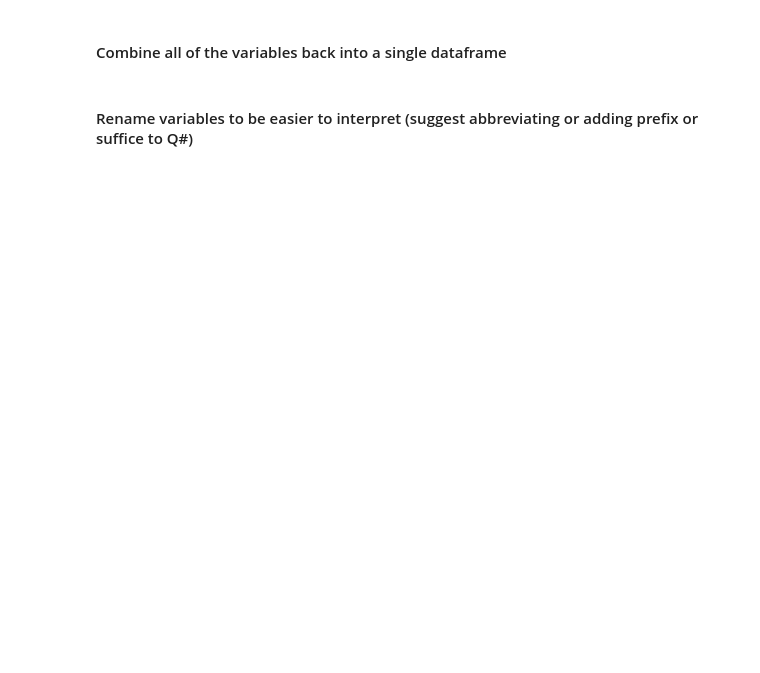
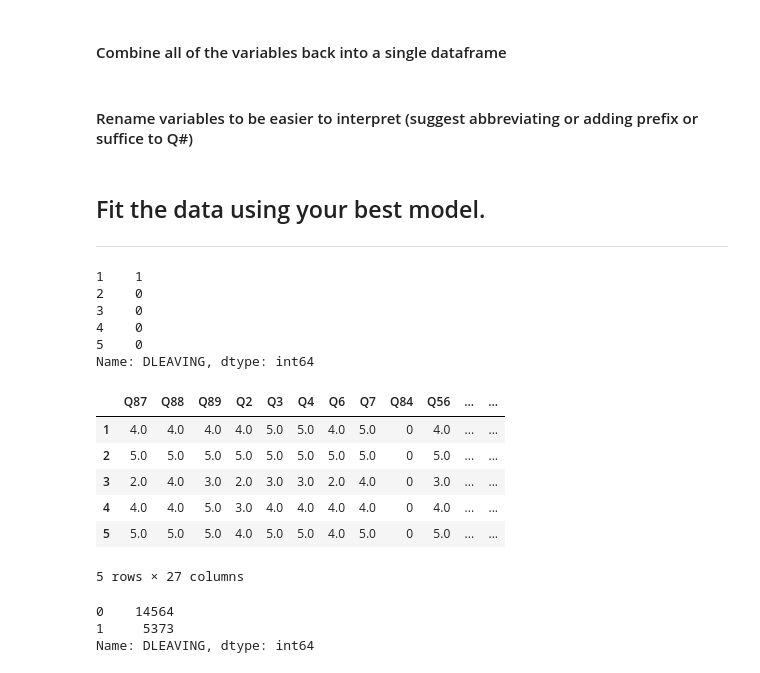
Before and after one commit to CJunger/agency-turnover, a Jupyter notebook: agency_analysis.ipynb, the cells around one changed output. Saved outputs shown, nothing was run; the diff lists cells and outputs as text; code cells hidden in the pictures; blank space fills up the shorter version.

```diff
--- a/agency_analysis.ipynb
+++ b/agency_analysis.ipynb
@@ -981,0 +1007,3 @@ df_commerce_relevant_answered
+# %% [markdown]
+## Fit the data using your best model.
+---
@@ -981,0 +1017,28 @@ df_commerce_relevant_answered
+# %%
+# Review the y variable Series
+y[:5]
+# %% [output]
+1    1
+2    0
+3    0
+4    0
+5    0
+Name: DLEAVING, dtype: int64
+# %%
+# Review the X variable DataFrame
+X.head()
+# %% [output]
+|  | Q87 | Q88 | Q89 | Q2 | Q3 | Q4 | Q6 | Q7 | Q84 | Q56 | ... | ... |
+| 1 | 4.0 | 4.0 | 4.0 | 4.0 | 5.0 | 5.0 | 4.0 | 5.0 | 0 | 4.0 | ... | ... |
+| 2 | 5.0 | 5.0 | 5.0 | 5.0 | 5.0 | 5.0 | 5.0 | 5.0 | 0 | 5.0 | ... | ... |
+| 3 | 2.0 | 4.0 | 3.0 | 2.0 | 3.0 | 3.0 | 2.0 | 4.0 | 0 | 3.0 | ... | ... |
+| 4 | 4.0 | 4.0 | 5.0 | 3.0 | 4.0 | 4.0 | 4.0 | 4.0 | 0 | 4.0 | ... | ... |
+| 5 | 5.0 | 5.0 | 5.0 | 4.0 | 5.0 | 5.0 | 4.0 | 5.0 | 0 | 5.0 | ... | ... |
+5 rows × 27 columns
+# %%
+# Check the balance of our target values
+y.value_counts()
+# %% [output]
+0    14564
+1     5373
+Name: DLEAVING, dtype: int64
```
Also changed, not shown: parts of 41 cells of this notebook, 1 other file.
